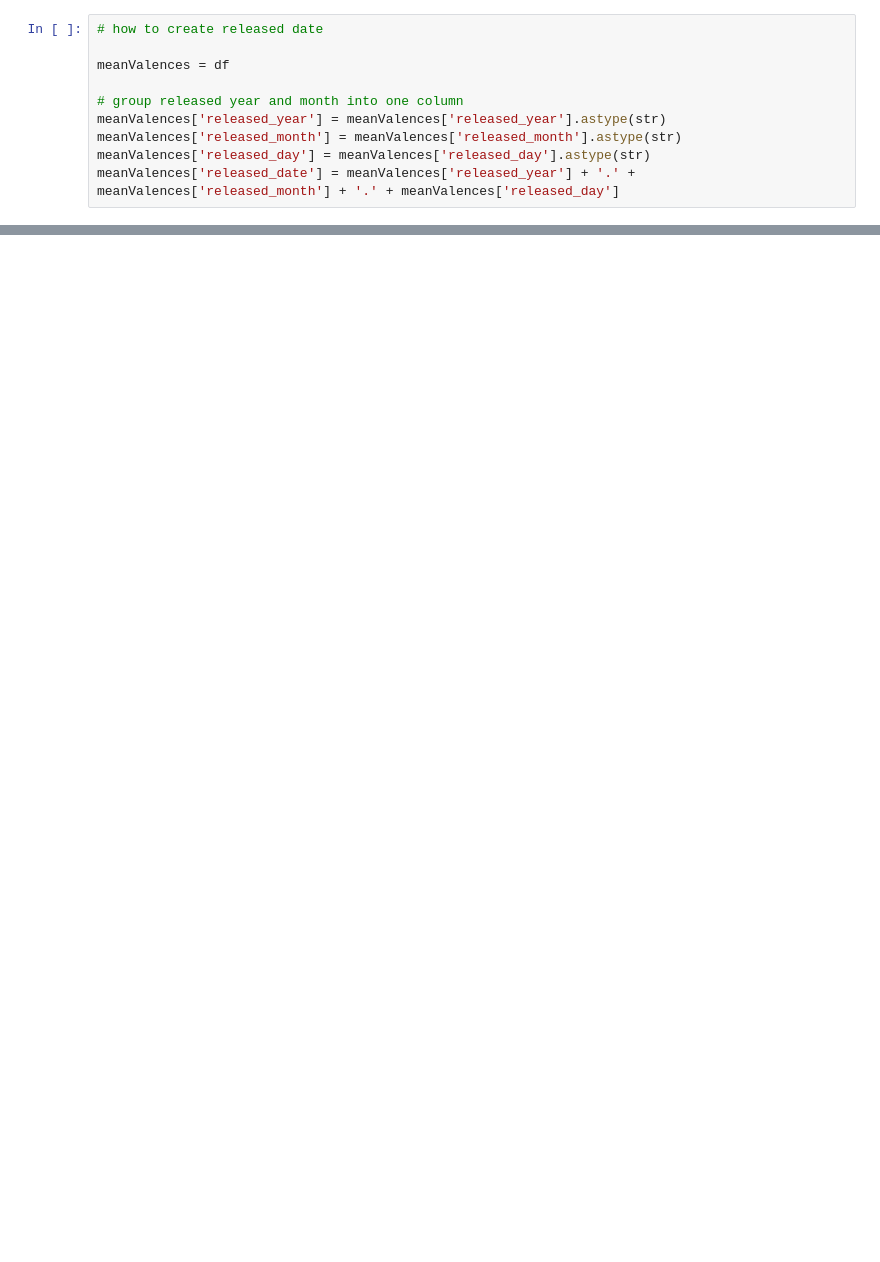
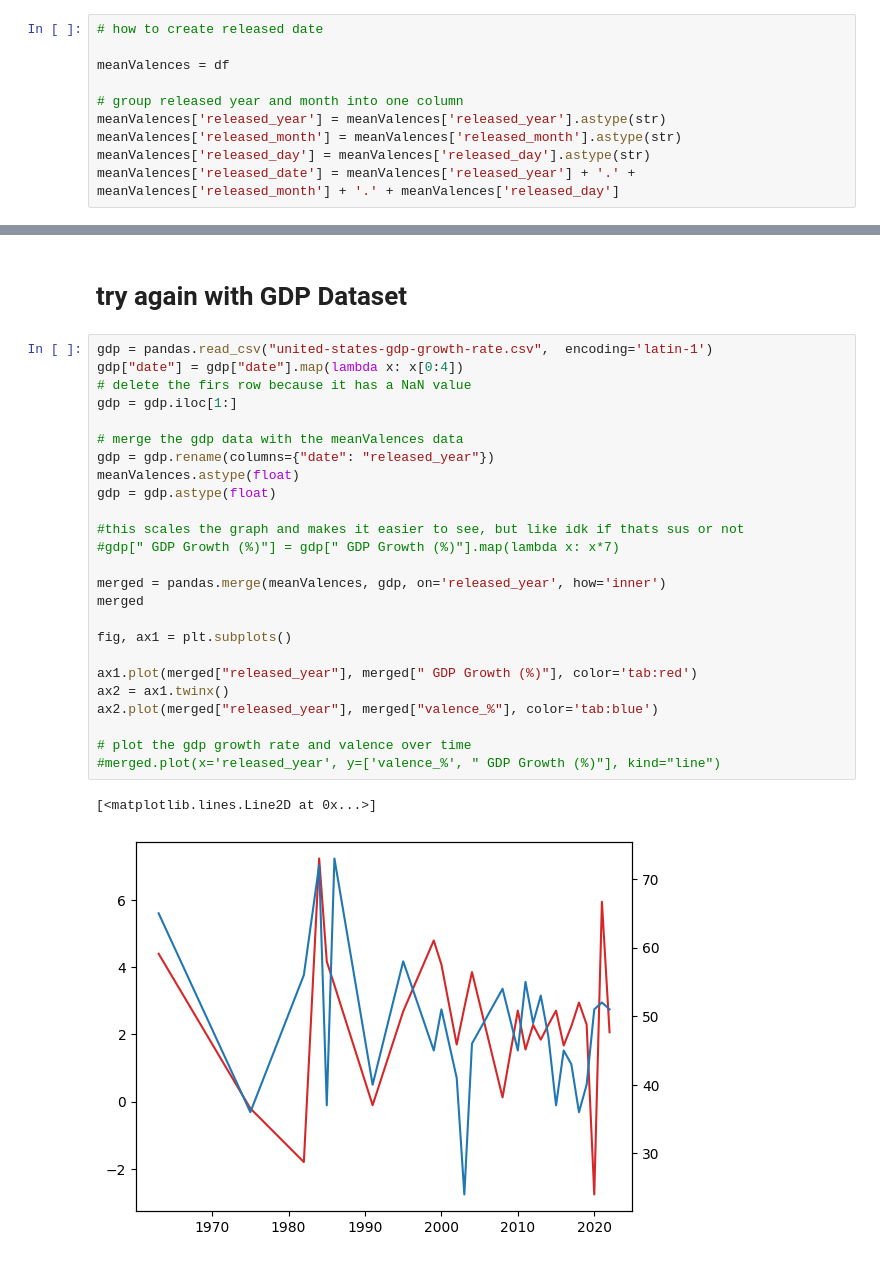
Before and after one commit to andaero/spotifydataviz, a Jupyter notebook: TemporaryExploration.ipynb, the cells around one changed output, grey strips where cells are left out. Saved outputs shown, nothing was run; the diff lists cells and outputs as text; blank space fills up the shorter version.

```diff
--- a/TemporaryExploration.ipynb
+++ b/TemporaryExploration.ipynb
@@ -69,0 +125,30 @@ plt.show()
+# %% [markdown]
+# try again with GDP Dataset
+# %%
+gdp = pandas.read_csv("united-states-gdp-growth-rate.csv",  encoding='latin-1')
+gdp["date"] = gdp["date"].map(lambda x: x[0:4])
+# delete the firs row because it has a NaN value
+gdp = gdp.iloc[1:]
+
+# merge the gdp data with the meanValences data
+gdp = gdp.rename(columns={"date": "released_year"})
+meanValences.astype(float)
+gdp = gdp.astype(float)
+
+#this scales the graph and makes it easier to see, but like idk if thats sus or not
+#gdp[" GDP Growth (%)"] = gdp[" GDP Growth (%)"].map(lambda x: x*7)
+
+merged = pandas.merge(meanValences, gdp, on='released_year', how='inner')
+merged
+
+fig, ax1 = plt.subplots()
+
+ax1.plot(merged["released_year"], merged[" GDP Growth (%)"], color='tab:red')
+ax2 = ax1.twinx()
+ax2.plot(merged["released_year"], merged["valence_%"], color='tab:blue')
+
+# plot the gdp growth rate and valence over time
+#merged.plot(x='released_year', y=['valence_%', " GDP Growth (%)"], kind="line")
+# %% [output]
+[<matplotlib.lines.Line2D at 0x...>]
+[figure, added]
```
Also changed, not shown: parts of 8 cells of this notebook, 3 other files.
